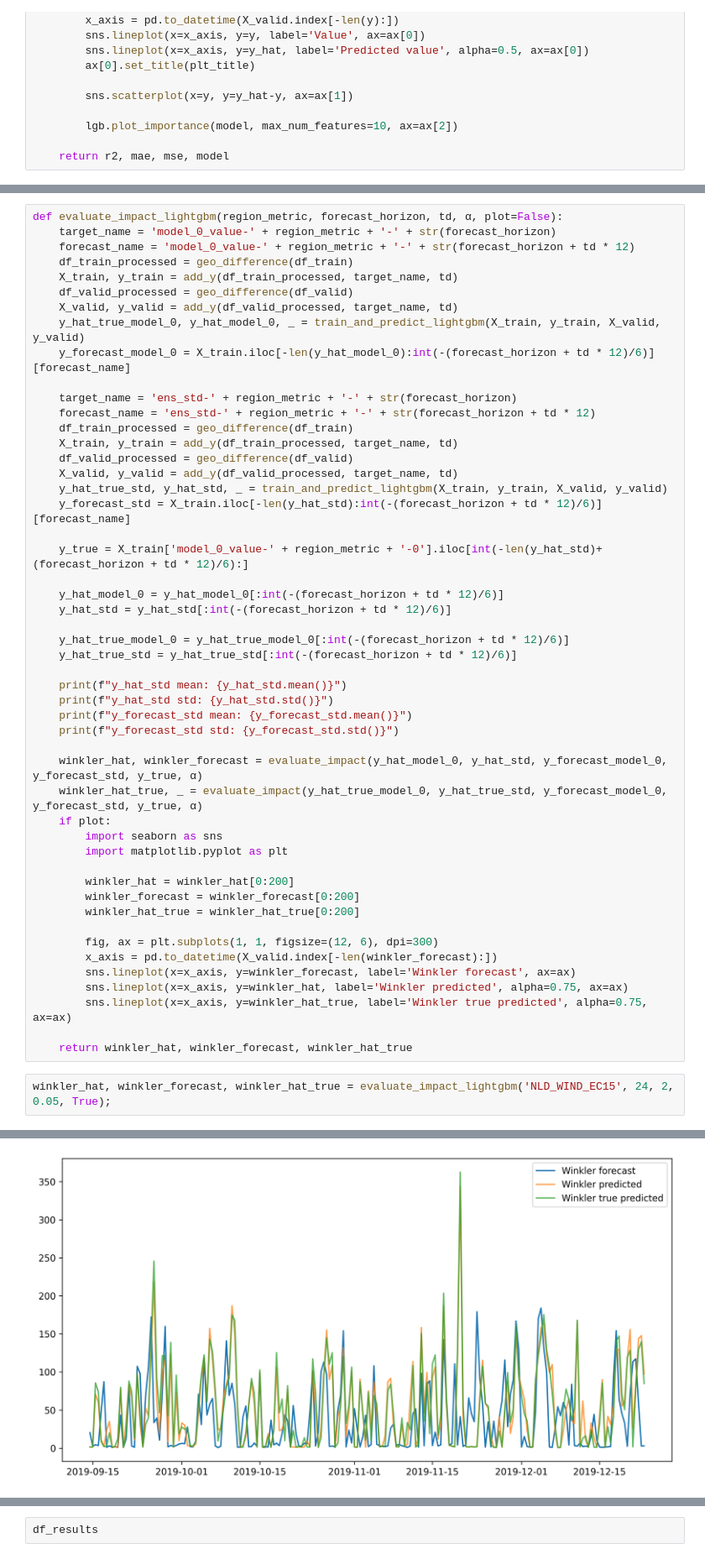
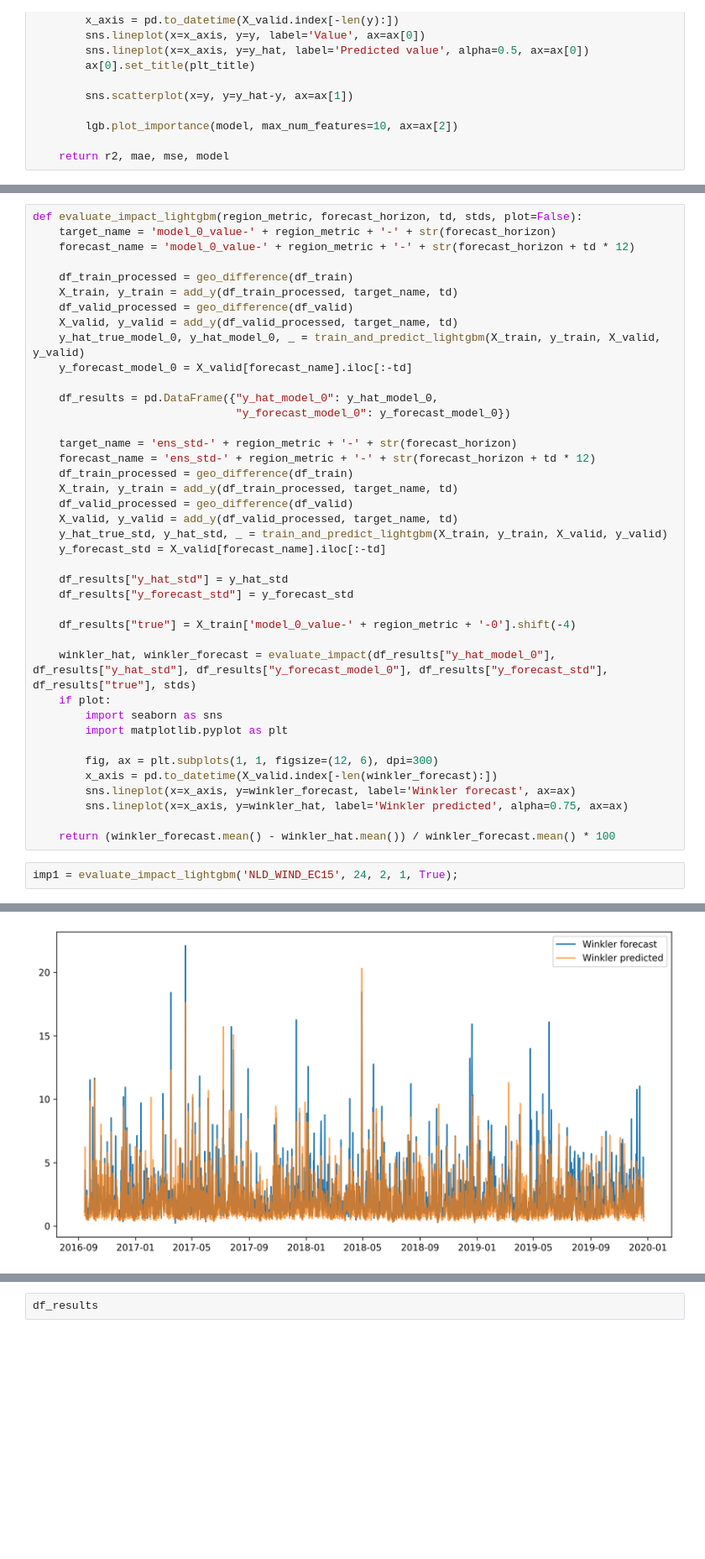
Before and after one commit to jaupimegi23/certainlyUncertain, a Jupyter notebook: models/LightGBM copy.ipynb, the cells around one changed output, grey strips where cells are left out. Shown at 84% size. Cells and saved outputs as stored; diff of their text form; blank space fills up the shorter version.

Commit message:
Final Impact Code

```diff
--- a/models/LightGBM copy.ipynb
+++ b/models/LightGBM copy.ipynb
@@ -164,15 +165,19 @@ def evaluate_impact(y_hat_model_0, y_hat_std, y_forecast_model_0, y_forecast_std
 
         return np.array(winkler_hat), np.array(winkler_forecast)
 # %%
-def evaluate_impact_lightgbm(region_metric, forecast_horizon, td, α, plot=False):
+def evaluate_impact_lightgbm(region_metric, forecast_horizon, td, stds, plot=False):
     target_name = 'model_0_value-' + region_metric + '-' + str(forecast_horizon)
     forecast_name = 'model_0_value-' + region_metric + '-' + str(forecast_horizon + td * 12)
+
     df_train_processed = geo_difference(df_train)
     X_train, y_train = add_y(df_train_processed, target_name, td)
     df_valid_processed = geo_difference(df_valid)
     X_valid, y_valid = add_y(df_valid_processed, target_name, td)
     y_hat_true_model_0, y_hat_model_0, _ = train_and_predict_lightgbm(X_train, y_train, X_valid, y_valid)
-    y_forecast_model_0 = X_train.iloc[-len(y_hat_model_0):int(-(forecast_horizon + td * 12)/6)][forecast_name]
+    y_forecast_model_0 = X_valid[forecast_name].iloc[:-td]
+
+    df_results = pd.DataFrame({"y_hat_model_0": y_hat_model_0,
+                               "y_forecast_model_0": y_forecast_model_0})
 
     target_name = 'ens_std-' + region_metric + '-' + str(forecast_horizon)
     forecast_name = 'ens_std-' + region_metric + '-' + str(forecast_horizon + td * 12)
@@ -181,38 +186,24 @@ def evaluate_impact_lightgbm(region_metric, forecast_horizon, td, α, plot=False
     df_valid_processed = geo_difference(df_valid)
     X_valid, y_valid = add_y(df_valid_processed, target_name, td)
     y_hat_true_std, y_hat_std, _ = train_and_predict_lightgbm(X_train, y_train, X_valid, y_valid)
-    y_forecast_std = X_train.iloc[-len(y_hat_std):int(-(forecast_horizon + td * 12)/6)][forecast_name]
+    y_forecast_std = X_valid[forecast_name].iloc[:-td]
 
-    y_true = X_train['model_0_value-' + region_metric + '-0'].iloc[int(-len(y_hat_std)+(forecast_horizon + td * 12)/6):]
+    df_results["y_hat_std"] = y_hat_std
+    df_results["y_forecast_std"] = y_forecast_std
 
-    y_hat_model_0 = y_hat_model_0[:int(-(forecast_horizon + td * 12)/6)]
-    y_hat_std = y_hat_std[:int(-(forecast_horizon + td * 12)/6)]
+    df_results["true"] = X_train['model_0_value-' + region_metric + '-0'].shift(-4)
 
-    y_hat_true_model_0 = y_hat_true_model_0[:int(-(forecast_horizon + td * 12)/6)]
-    y_hat_true_std = y_hat_true_std[:int(-(forecast_horizon + td * 12)/6)]
-
-    print(f"y_hat_std mean: {y_hat_std.mean()}")
-    print(f"y_hat_std std: {y_hat_std.std()}")
-    print(f"y_forecast_std mean: {y_forecast_std.mean()}")
-    print(f"y_forecast_std std: {y_forecast_std.std()}")
-
-    winkler_hat, winkler_forecast = evaluate_impact(y_hat_model_0, y_hat_std, y_forecast_model_0, y_forecast_std, y_true, α)
-    winkler_hat_true, _ = evaluate_impact(y_hat_true_model_0, y_hat_true_std, y_forecast_model_0, y_forecast_std, y_true, α)
+    winkler_hat, winkler_forecast = evaluate_impact(df_results["y_hat_model_0"], df_results["y_hat_std"], df_results["y_forecast_model_0"], df_results["y_forecast_std"], df_results["true"], stds)
     if plot:
         import seaborn as sns
         import matplotlib.pyplot as plt
-
-        winkler_hat = winkler_hat[0:200]
-        winkler_forecast = winkler_forecast[0:200]
-        winkler_hat_true = winkler_hat_true[0:200]
 
         fig, ax = plt.subplots(1, 1, figsize=(12, 6), dpi=300)
         x_axis = pd.to_datetime(X_valid.index[-len(winkler_forecast):])
         sns.lineplot(x=x_axis, y=winkler_forecast, label='Winkler forecast', ax=ax)
         sns.lineplot(x=x_axis, y=winkler_hat, label='Winkler predicted', alpha=0.75, ax=ax)
-        sns.lineplot(x=x_axis, y=winkler_hat_true, label='Winkler true predicted', alpha=0.75, ax=ax)
 
-    return winkler_hat, winkler_forecast, winkler_hat_true
+    return (winkler_forecast.mean() - winkler_hat.mean()) / winkler_forecast.mean() * 100
 # %%
-winkler_hat, winkler_forecast, winkler_hat_true = evaluate_impact_lightgbm('NLD_WIND_EC15', 24, 2, 0.05, True);
+imp1 = evaluate_impact_lightgbm('NLD_WIND_EC15', 24, 2, 1, True);
 # %% [output]
@@ -223 +210 @@ y_forecast_std std: 0.3174428838787548
-[figure, old version]
+[figure, new version]
```
Also changed, not shown: parts of 12 cells of this notebook.
